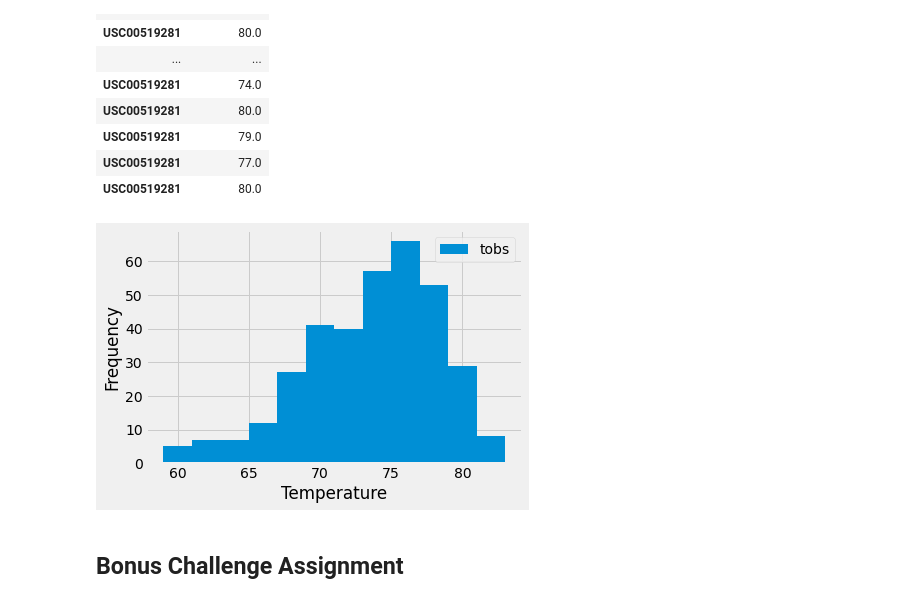
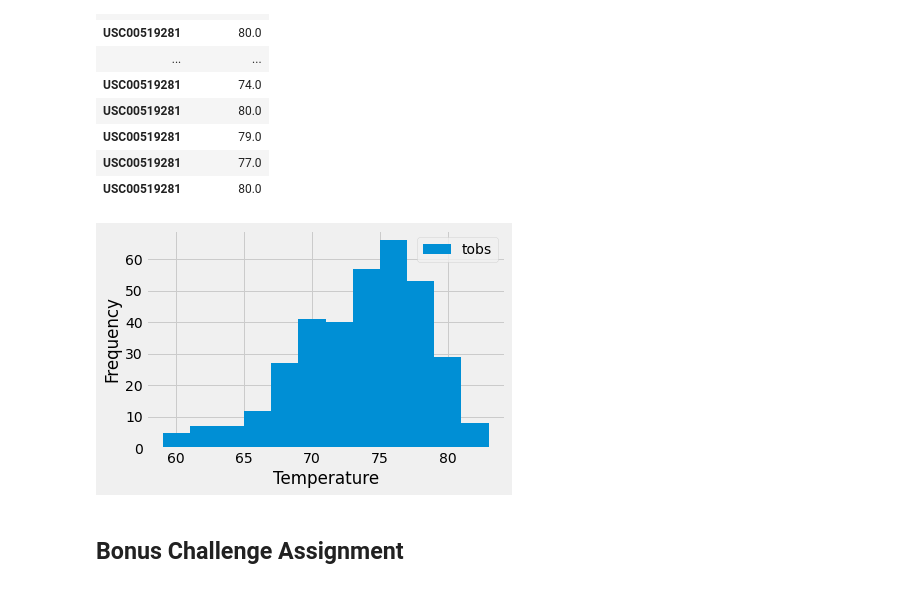
Before and after one commit to jeosqueri/Climate-Analysis, a Jupyter notebook: climate_analysis.ipynb, the cells around one changed output. Saved outputs shown, nothing was run; the diff lists cells and outputs as text; code cells hidden in the pictures.

Commit message:
fixed histogram layout so entire image appears

```diff
--- a/climate_analysis.ipynb
+++ b/climate_analysis.ipynb
@@ -271,11 +271,12 @@ tobs_df.head(20)
 # %%
 #Plot histogram
 tobs_df.plot.hist(bins=12)
 plt.xlabel('Temperature')
 plt.legend(['tobs'])
-plt.savefig('Histogram.png')
+plt.tight_layout()
+plt.savefig('Images/Histogram.png')
 # %% [output]
-[figure, old version]
+[figure, new version]
 # %% [markdown]
 ## Bonus Challenge Assignment
 # %% [markdown]
```
Also changed, not shown: parts of 3 cells of this notebook, 3 other files.
